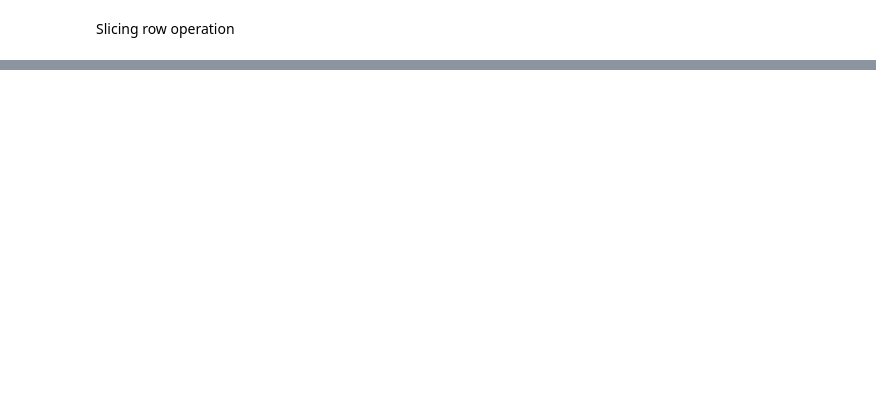
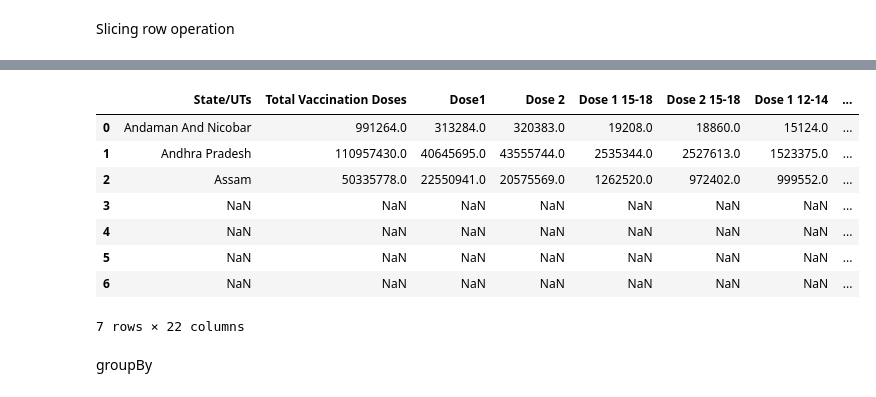
Before and after one commit to sabrinsingh/datamanipulationinPython_udemy, a Jupyter notebook: 05_pandas.ipynb, the cells around one changed output, grey strips where cells are left out. Saved outputs shown, nothing was run; the diff lists cells and outputs as text; code cells hidden in the pictures; blank space fills up the shorter version.

```diff
--- a/05_pandas.ipynb
+++ b/05_pandas.ipynb
@@ -176,0 +543,18 @@ df[1:4]
+# %%
+#concatenate column wise--axis=1
+#df1, df2 are dataframes
+frames = [df1, df2]
+result = pd.concat(frames, axis=1)
+result
+# %% [output]
+|  | State/UTs | Total Vaccination Doses | Dose1 | Dose 2 | Dose 1 15-18 | Dose 2 15-18 | Dose 1 12-14 | ... |
+| 0 | Andaman And Nicobar | 991264.0 | 313284.0 | 320383.0 | 19208.0 | 18860.0 | 15124.0 | ... |
+| 1 | Andhra Pradesh | 110957430.0 | 40645695.0 | 43555744.0 | 2535344.0 | 2527613.0 | 1523375.0 | ... |
+| 2 | Assam | 50335778.0 | 22550941.0 | 20575569.0 | 1262520.0 | 972402.0 | 999552.0 | ... |
+| 3 | NaN | NaN | NaN | NaN | NaN | NaN | NaN | ... |
+| 4 | NaN | NaN | NaN | NaN | NaN | NaN | NaN | ... |
+| 5 | NaN | NaN | NaN | NaN | NaN | NaN | NaN | ... |
+| 6 | NaN | NaN | NaN | NaN | NaN | NaN | NaN | ... |
+7 rows × 22 columns
+# %% [markdown]
+groupBy
```
Also changed, not shown: parts of 50 cells of this notebook, 1 other file.
